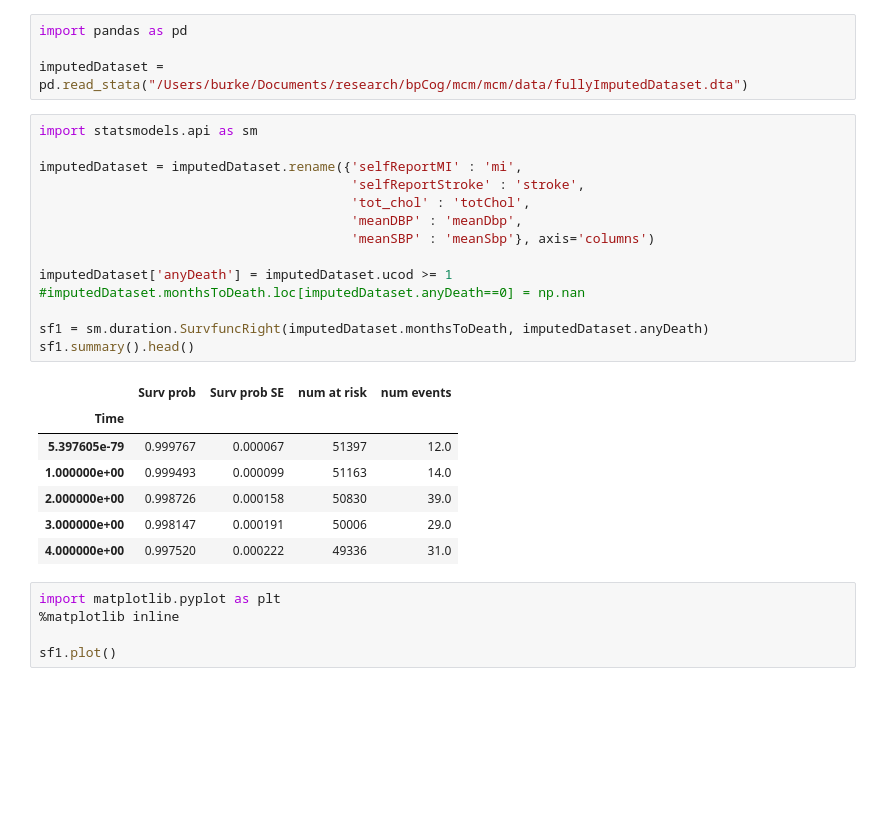
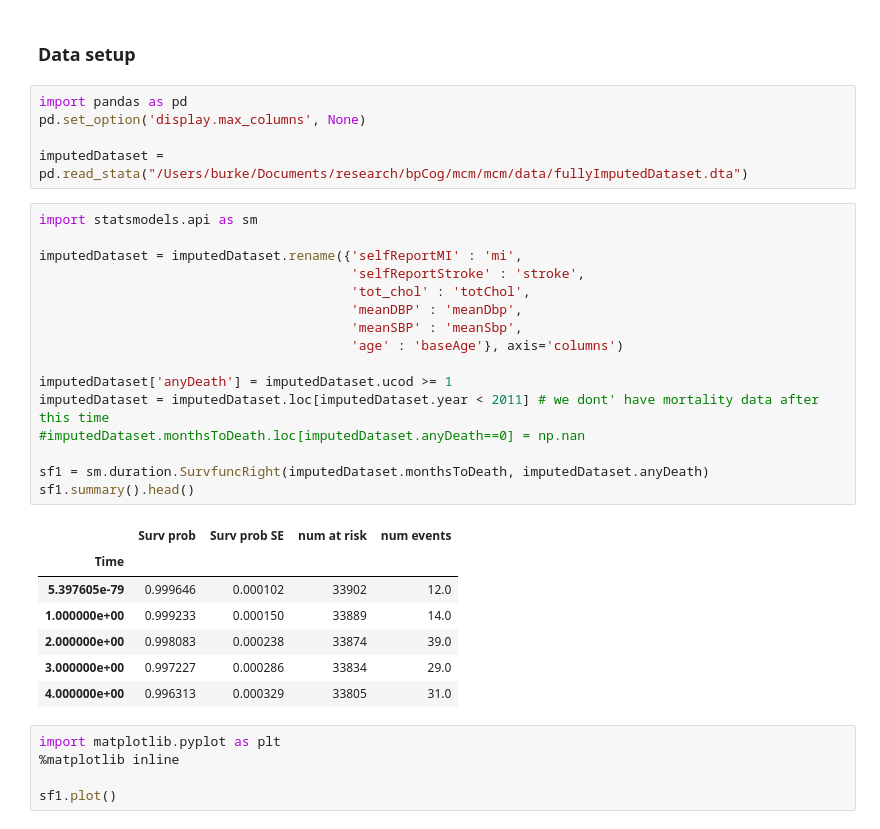
Before and after one commit to jburke5/microsimNHANES, a Jupyter notebook: buildNHANESMortalityModel.ipynb, the cells around one changed output. Cells and saved outputs as stored; diff of their text form; blank space fills up the shorter version.

```diff
--- a/buildNHANESMortalityModel.ipynb
+++ b/buildNHANESMortalityModel.ipynb
@@ -1,29 +1,34 @@
+# %% [markdown]
+### Data setup
 # %%
 import pandas as pd
+pd.set_option('display.max_columns', None)
 
 imputedDataset = pd.read_stata("/Users/burke/Documents/research/bpCog/mcm/mcm/data/fullyImputedDataset.dta")
 # %%
 import statsmodels.api as sm
 
 imputedDataset = imputedDataset.rename({'selfReportMI' : 'mi',
                                         'selfReportStroke' : 'stroke',
                                         'tot_chol' : 'totChol',
                                         'meanDBP' : 'meanDbp',
-                                        'meanSBP' : 'meanSbp'}, axis='columns')
+                                        'meanSBP' : 'meanSbp',
+                                        'age' : 'baseAge'}, axis='columns')
 
 imputedDataset['anyDeath'] = imputedDataset.ucod >= 1
+imputedDataset = imputedDataset.loc[imputedDataset.year < 2011] # we dont' have mortality data after this time
 #imputedDataset.monthsToDeath.loc[imputedDataset.anyDeath==0] = np.nan
 
 sf1 = sm.duration.SurvfuncRight(imputedDataset.monthsToDeath, imputedDataset.anyDeath)
 sf1.summary().head()
 # %% [output]
 |  | Surv prob | Surv prob SE | num at risk | num events |
 | Time |  |  |  |  |
-| 5.397605e-79 | 0.999767 | 0.000067 | 51397 | 12.0 |
-| 1.000000e+00 | 0.999493 | 0.000099 | 51163 | 14.0 |
-| 2.000000e+00 | 0.998726 | 0.000158 | 50830 | 39.0 |
-| 3.000000e+00 | 0.998147 | 0.000191 | 50006 | 29.0 |
-| 4.000000e+00 | 0.997520 | 0.000222 | 49336 | 31.0 |
+| 5.397605e-79 | 0.999646 | 0.000102 | 33902 | 12.0 |
+| 1.000000e+00 | 0.999233 | 0.000150 | 33889 | 14.0 |
+| 2.000000e+00 | 0.998083 | 0.000238 | 33874 | 39.0 |
+| 3.000000e+00 | 0.997227 | 0.000286 | 33834 | 29.0 |
+| 4.000000e+00 | 0.996313 | 0.000329 | 33805 | 31.0 |
 # %%
 import matplotlib.pyplot as plt
 %matplotlib inline
```
Also changed, not shown: parts of 35 cells of this notebook, 2 other files.
